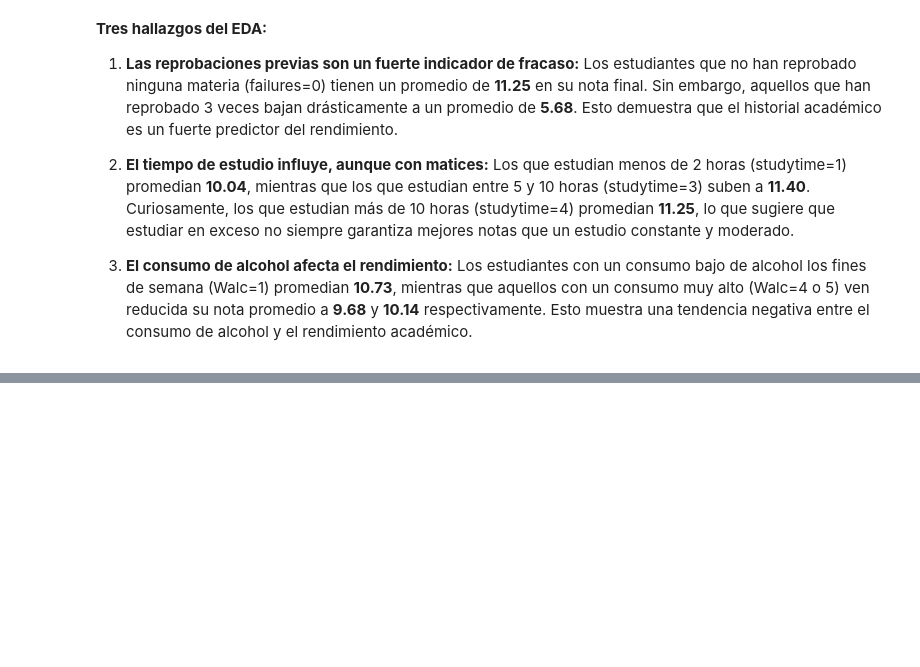
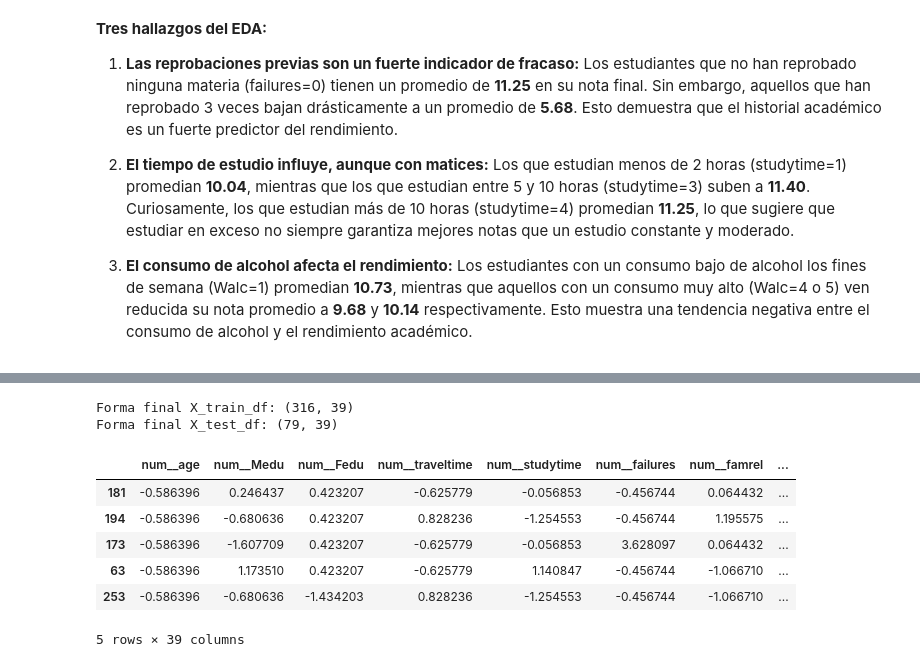
Before and after one commit to FernandaCampoverde/Proyecto1_GrupoB, a Jupyter notebook: Proyecto_grupo_B.ipynb, the cells around one changed output, grey strips where cells are left out. Drawn from its saved outputs; the diff is of its cells as text; code cells hidden in the pictures; blank space fills up the shorter version.

```diff
--- a/Proyecto_grupo_B.ipynb
+++ b/Proyecto_grupo_B.ipynb
@@ -190,0 +232,15 @@ Name: G3, dtype: float64
+# %%
+from sklearn.model_selection import train_test_split
+
+target = "G3"
+cols_to_drop = [target, "G1", "G2"]  # Ajustar si los modelos usan G1 y G2
+
+X = df.drop(columns=cols_to_drop)
+y = df[target]
+
+X_train, X_test, y_train, y_test = train_test_split(
+    X, y, test_size=0.2, random_state=42
+)
+
+print("Tamaño X_train:", X_train.shape)
+print("Tamaño X_test:", X_test.shape)
@@ -190,0 +252,35 @@ Name: G3, dtype: float64
+# %%
+from sklearn.compose import ColumnTransformer
+from sklearn.preprocessing import OneHotEncoder, StandardScaler
+
+numeric_features = X_train.select_dtypes(include=["int64", "float64"]).columns.tolist()
+categorical_features = X_train.select_dtypes(include=["object", "category", "string"]).columns.tolist()
+
+preprocessor = ColumnTransformer(
+    transformers=[
+        ("num", StandardScaler(), numeric_features),
+        ("cat", OneHotEncoder(drop="first", handle_unknown="ignore", sparse_output=False), categorical_features),
+    ]
+)
+
+# Ajustar SOLO con train y transformar train y test
+X_train_proc = preprocessor.fit_transform(X_train)
+X_test_proc = preprocessor.transform(X_test)
+
+feature_names = preprocessor.get_feature_names_out()
+X_train_df = pd.DataFrame(X_train_proc, columns=feature_names, index=X_train.index)
+X_test_df = pd.DataFrame(X_test_proc, columns=feature_names, index=X_test.index)
+
+print("Forma final X_train_df:", X_train_df.shape)
+print("Forma final X_test_df:", X_test_df.shape)
+X_train_df.head()
+# %% [output]
+Forma final X_train_df: (316, 39)
+Forma final X_test_df: (79, 39)
+|  | num__age | num__Medu | num__Fedu | num__traveltime | num__studytime | num__failures | num__famrel | ... |
+| 181 | -0.586396 | 0.246437 | 0.423207 | -0.625779 | -0.056853 | -0.456744 | 0.064432 | ... |
+| 194 | -0.586396 | -0.680636 | 0.423207 | 0.828236 | -1.254553 | -0.456744 | 1.195575 | ... |
+| 173 | -0.586396 | -1.607709 | 0.423207 | -0.625779 | -0.056853 | 3.628097 | 0.064432 | ... |
+| 63 | -0.586396 | 1.173510 | 0.423207 | -0.625779 | 1.140847 | -0.456744 | -1.066710 | ... |
+| 253 | -0.586396 | -0.680636 | -1.434203 | 0.828236 | -1.254553 | -0.456744 | -1.066710 | ... |
+5 rows × 39 columns
```
Also changed, not shown: parts of 6 cells of this notebook.
